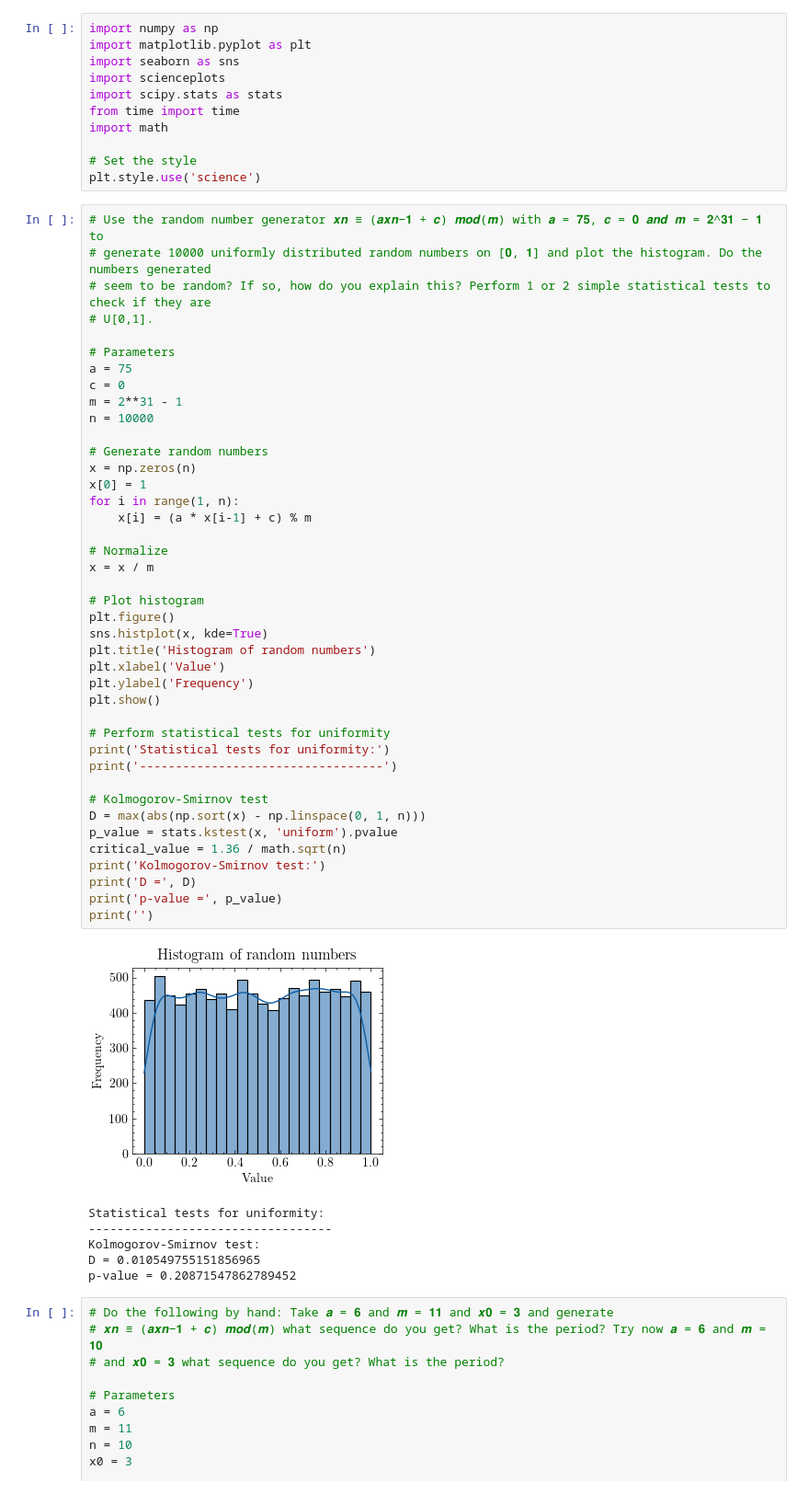
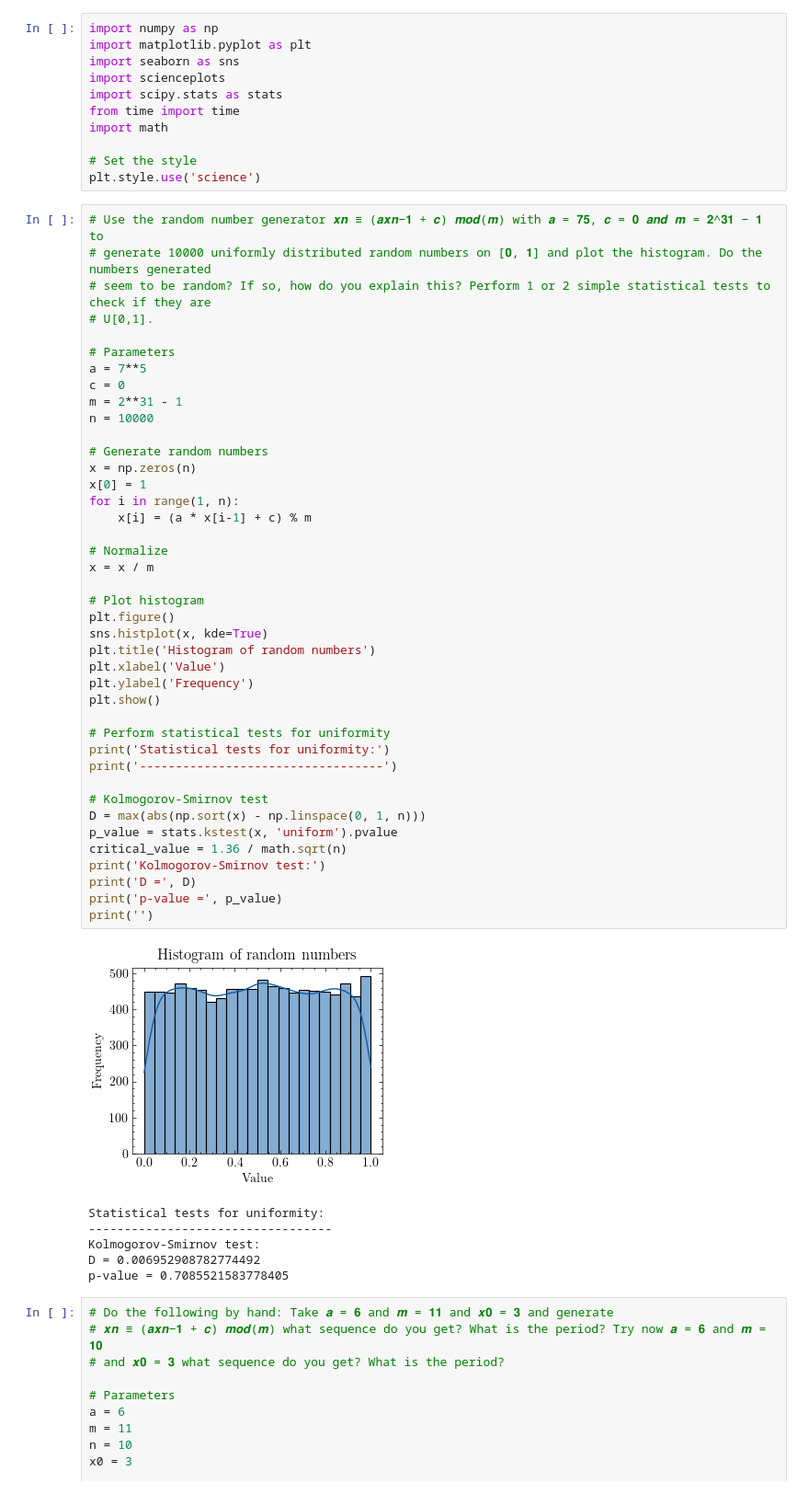
Before and after one commit to kanavmal/MATH512, a Jupyter notebook: Project 2/code.ipynb, the cells around one changed output. Shown at 92% size. Saved outputs shown, nothing was run; the diff lists cells and outputs as text.

```diff
--- a/Project 2/code.ipynb
+++ b/Project 2/code.ipynb
@@ -16,7 +16,7 @@ plt.style.use('science')
 # U[0,1].
 
 # Parameters
-a = 75
+a = 7**5
 c = 0
 m = 2**31 - 1
 n = 10000
@@ -24,39 +24,39 @@ n = 10000
 # Generate random numbers
 x = np.zeros(n)
 x[0] = 1
 for i in range(1, n):
     x[i] = (a * x[i-1] + c) % m
 
 # Normalize
 x = x / m
 
 # Plot histogram
 plt.figure()
 sns.histplot(x, kde=True)
 plt.title('Histogram of random numbers')
 plt.xlabel('Value')
 plt.ylabel('Frequency')
 plt.show()
 
 # Perform statistical tests for uniformity
 print('Statistical tests for uniformity:')
 print('----------------------------------')
 
 # Kolmogorov-Smirnov test
 D = max(abs(np.sort(x) - np.linspace(0, 1, n)))
 p_value = stats.kstest(x, 'uniform').pvalue
 critical_value = 1.36 / math.sqrt(n)
 print('Kolmogorov-Smirnov test:')
 print('D =', D)
 print('p-value =', p_value)
 print('')
 # %% [output]
-[figure, old version]
+[figure, new version]
 Statistical tests for uniformity:
 ----------------------------------
 Kolmogorov-Smirnov test:
-D = 0.010549755151856965
-p-value = 0.20871547862789452
+D = 0.006952908782774492
+p-value = 0.7085521583778405
 # %%
 # Do the following by hand: Take 𝒂 = 𝟔 and 𝒎 = 𝟏𝟏 and 𝒙𝟎 = 𝟑 and generate
 # 𝒙𝒏 ≡ (𝒂𝒙𝒏−𝟏 + 𝒄) 𝒎𝒐𝒅(𝒎) what sequence do you get? What is the period? Try now 𝒂 = 𝟔 and 𝒎 = 𝟏𝟎
```
Also changed, not shown: parts of 6 cells of this notebook.
